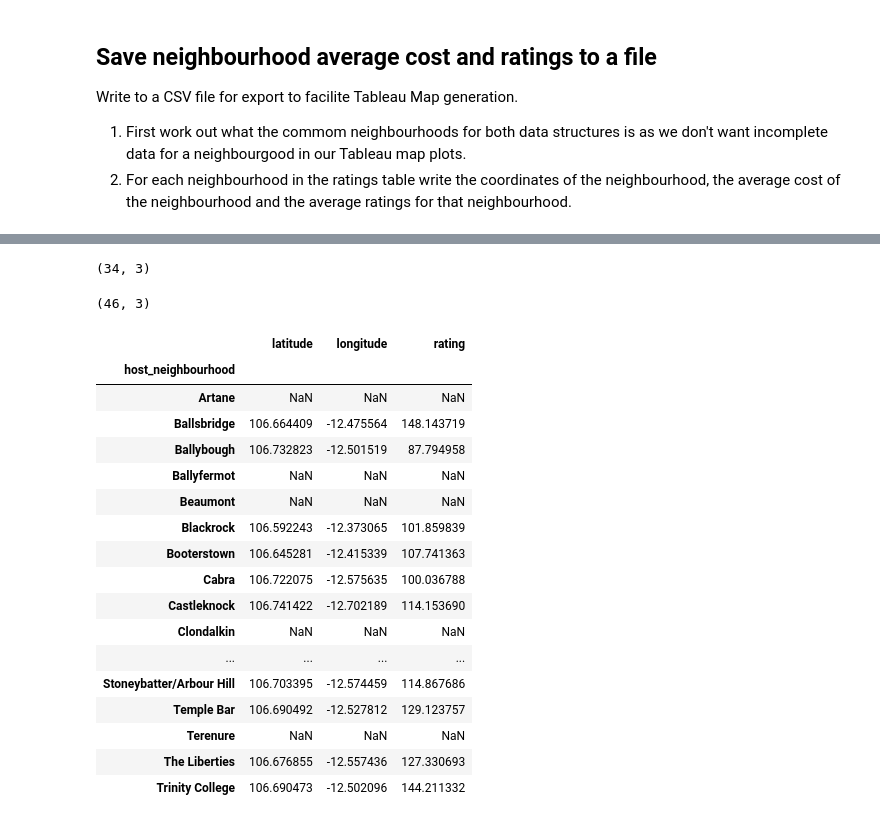
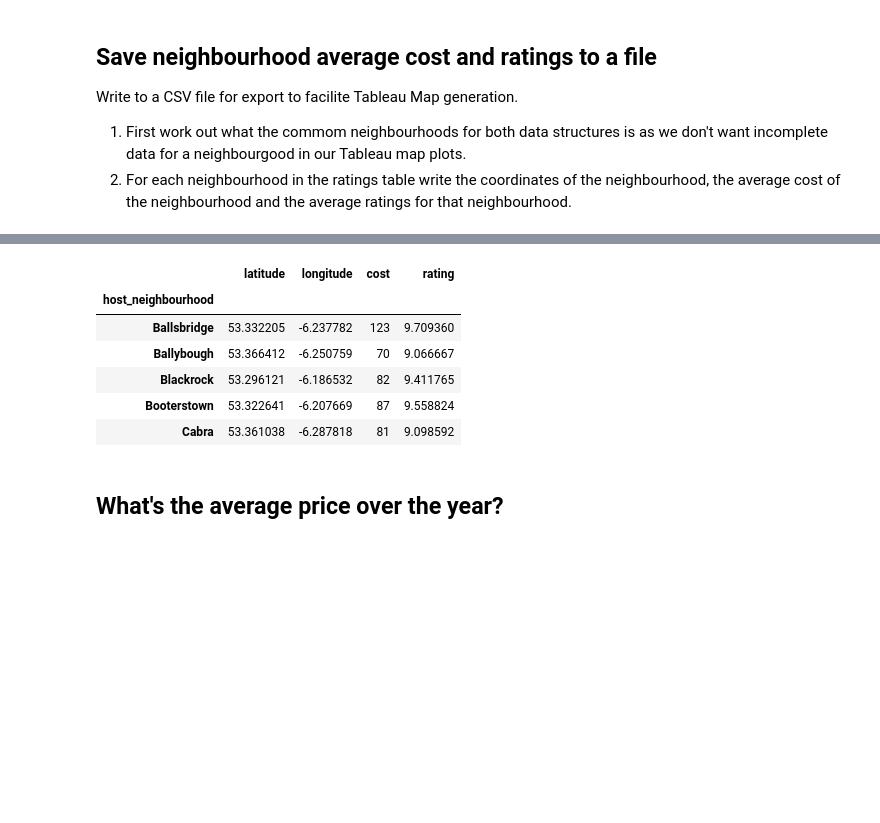
Before and after one commit to FergusOBoyle/exploring-airbnb-dublin-data, a Jupyter notebook: Airbnb.ipynb, the cells around one changed output, grey strips where cells are left out. Saved outputs shown, nothing was run; the diff lists cells and outputs as text; code cells hidden in the pictures; blank space fills up the shorter version.

```diff
--- a/Airbnb.ipynb
+++ b/Airbnb.ipynb
@@ -168,4 +177,7 @@ averages = (groups_privateroom+ groups_entire_1bed + groups_entire_2bed)/3
 #Remove some neighbourhoods that did not qualify for all three categories of rental
 averages = averages.dropna()
 
-averages.sort_values(ascending=False)
+#Convert from dollar to Euro (roughly using price of 22nd March 2019)
+#..and convert to int to faciliate clear display in Tableau
+averages = (averages * 0.89).map('{:,.0f}'.format)
+#'{:,.0f}'.format
@@ -248,29 +207,12 @@ sns.heatmap( data_ratings.corr().abs(), annot=True)
-# %%
-cost_coords.shape
-# %% [output]
-(34, 3)
-# %%
-rating_coords.shape
-# %% [output]
-(46, 3)
-# %%
-cost_coords + rating_coords
-# %% [output]
-|  | latitude | longitude | rating |
-| host_neighbourhood |  |  |  |
-| Artane | NaN | NaN | NaN |
-| Ballsbridge | 106.664409 | -12.475564 | 148.143719 |
-| Ballybough | 106.732823 | -12.501519 | 87.794958 |
-| Ballyfermot | NaN | NaN | NaN |
-| Beaumont | NaN | NaN | NaN |
-| Blackrock | 106.592243 | -12.373065 | 101.859839 |
-| Booterstown | 106.645281 | -12.415339 | 107.741363 |
-| Cabra | 106.722075 | -12.575635 | 100.036788 |
-| Castleknock | 106.741422 | -12.702189 | 114.153690 |
-| Clondalkin | NaN | NaN | NaN |
-| ... | ... | ... | ... |
-| Stoneybatter/Arbour Hill | 106.703395 | -12.574459 | 114.867686 |
-| Temple Bar | 106.690492 | -12.527812 | 129.123757 |
-| Terenure | NaN | NaN | NaN |
-| The Liberties | 106.676855 | -12.557436 | 127.330693 |
-| Trinity College | 106.690473 | -12.502096 | 144.211332 |
+# %%
+data_with_coords.head(5)
+# %% [output]
+|  | latitude | longitude | cost | rating |
+| host_neighbourhood |  |  |  |  |
+| Ballsbridge | 53.332205 | -6.237782 | 123 | 9.709360 |
+| Ballybough | 53.366412 | -6.250759 | 70 | 9.066667 |
+| Blackrock | 53.296121 | -6.186532 | 82 | 9.411765 |
+| Booterstown | 53.322641 | -6.207669 | 87 | 9.558824 |
+| Cabra | 53.361038 | -6.287818 | 81 | 9.098592 |
+# %% [markdown]
+## What's the average price over the year?
```
Also changed, not shown: parts of 19 cells of this notebook.
